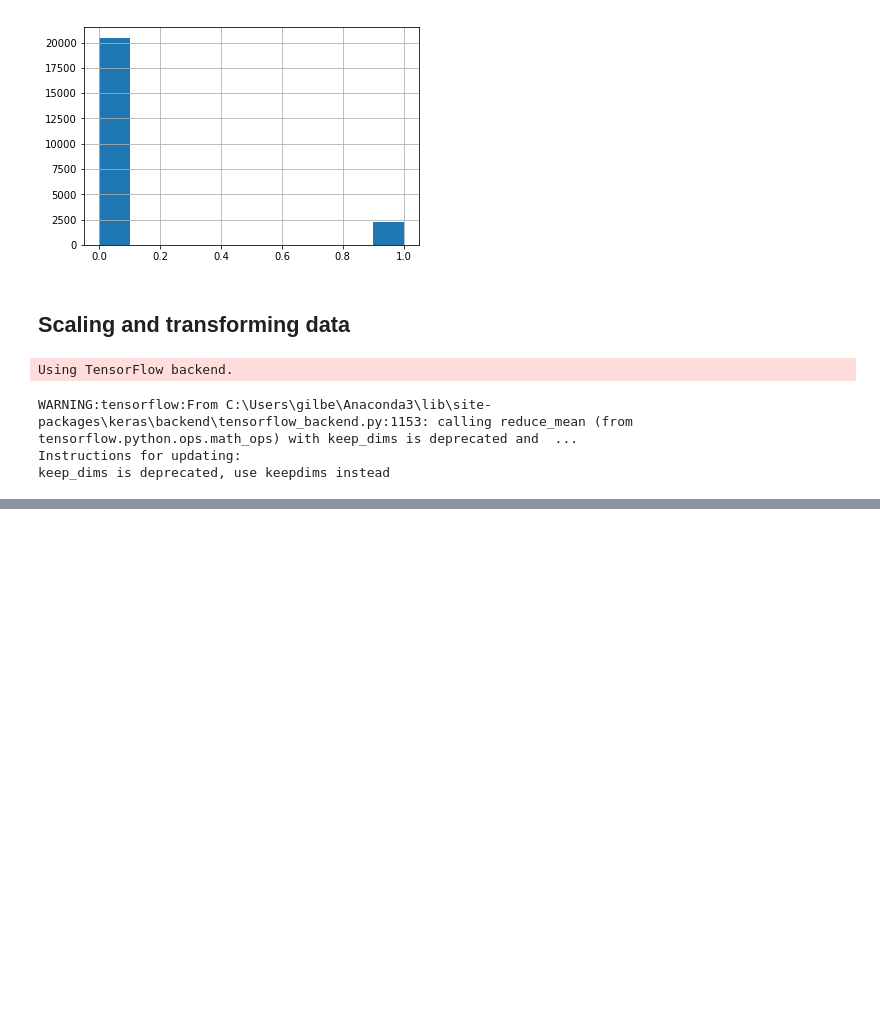
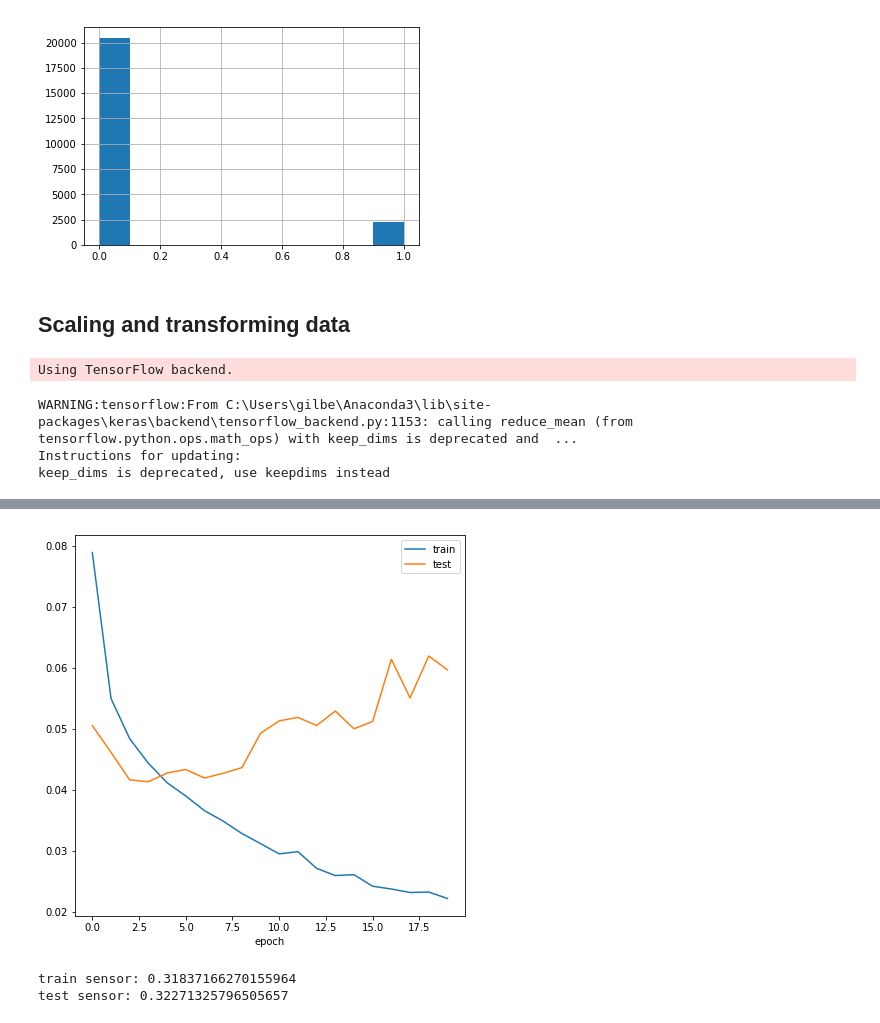
Before and after one commit to kpernyer/breakk, a Jupyter notebook: code/prototype keras.ipynb, the cells around one changed output, grey strips where cells are left out. Cells and saved outputs as stored; diff of their text form; code cells hidden in the pictures; blank space fills up the shorter version.

Commit message:
result on new test data

```diff
--- a/code/prototype keras.ipynb
+++ b/code/prototype keras.ipynb
@@ -449,10 +451,13 @@ print('test score xabe data set:', f1_score(ytest_xab, pred_test_xab))
 # %%
 plt.figure(figsize=(7,7))
 plt.plot(history.history['loss'])
 plt.plot(history.history['val_loss'])
 plt.xlabel('epoch')
+plt.legend(['train', 'test'], loc='upper right')
 #plt.legeng()
 plt.show()
+# %% [output]
+[figure, added]
 # %%
 drop_rate = 0.4
 lr = 0.001
@@ -463,0 +472,9 @@ model = model(drop_rate, lr, decay, units, no_features, no_outputs)
+# %%
+pred_sensor_train = model.predict_classes(xtrain_sensor)
+pred_sensor_test = model.predict_classes(xtest_sensor)
+print('')
+print('train sensor:', f1_score(ytrain_sc, pred_sensor_train))
+print('test sensor:', f1_score(ytest_sc, pred_sensor_test))
+# %% [output]
+train sensor: 0.31837166270155964
+test sensor: 0.32271325796505657
```
Also changed, not shown: parts of 3 cells of this notebook, 1 other file.
